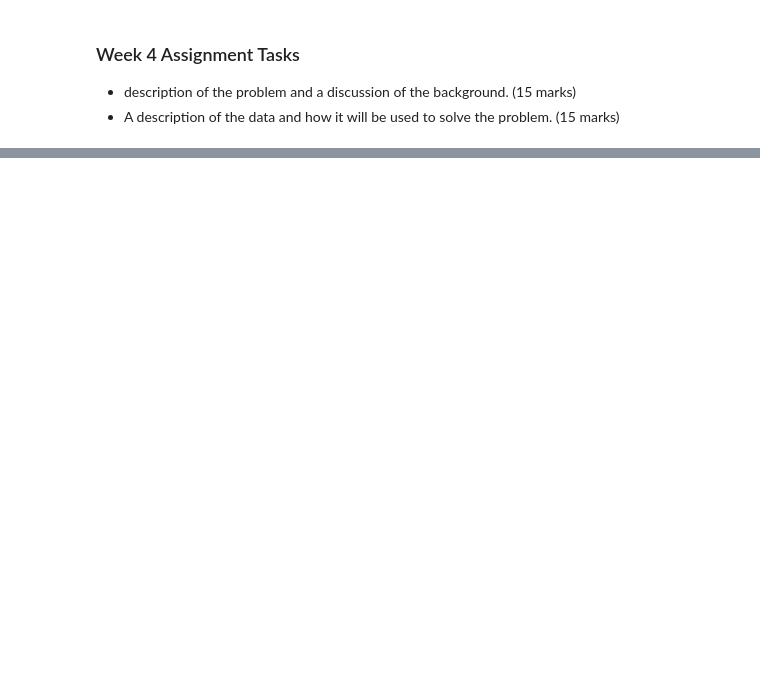
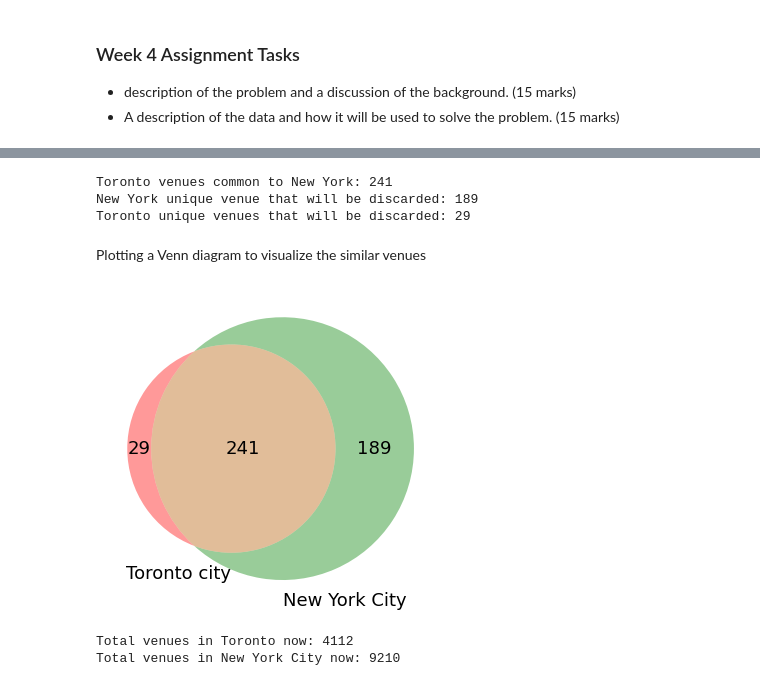
Before and after one commit to shylajachippa/Coursera-IBM-Applied-Data-Science-Capstone, a Jupyter notebook: The Battle of Neighborhoods Assignment.ipynb, the cells around one changed output, grey strips where cells are left out. Drawn from its saved outputs; the diff is of its cells as text; code cells hidden in the pictures; blank space fills up the shorter version.

```diff
--- a/The Battle of Neighborhoods Assignment.ipynb
+++ b/The Battle of Neighborhoods Assignment.ipynb
@@ -43,0 +404,12 @@ Once clusters are formed for each neighborhood of each city, we can use cosine s
+# %%
+column_names = toronto_df.columns
+data_table=[]
+for index,row in toronto_df.iterrows():
+    if("," in row['Neighborhood']):
+        for nh in row['Neighborhood'].split(','):
+            data_table.append([row["Postal Code"],row["Borough"], nh.strip(), row["Latitude"],row["Longitude"]])
+    else:
+        data_table.append([row["Postal Code"],row["Borough"], row["Neighborhood"], row["Latitude"],row["Longitude"]])
+toronto_df = pd.DataFrame(data_table, columns = column_names)
+
+print('toronto_df DataFrame size:', zip_df.shape)
@@ -43,0 +451,7 @@ Once clusters are formed for each neighborhood of each city, we can use cosine s
+# %%
+CLIENT_ID = 'VWPKXD3BHZ4JHGDMHBYNR2NHFFRIDCWCSMIWZGER0EIRTOJF' # your Foursquare ID
+CLIENT_SECRET = 'TIM15AK24FT0ZWBJCWAZ3RUPP1BTXQFFWOIWI5GLMUZWSTS2' # your Foursquare Secret
+ACCESS_TOKEN = 'HWDJK45NWTWWSCO1VYJUAQMEQE53BVM01EATGE0GLA2TXOU3' # your FourSquare Access Token
+VERSION = '20180605' # Foursquare API version
+LIMIT = 100 # A default Foursquare API limit value
+RADIUS = 500
@@ -43,0 +499,6 @@ Once clusters are formed for each neighborhood of each city, we can use cosine s
+# %%
+#dataframe to store venue data for each neighborhood, also shows list fo neighborhoods explored by the function call
+toronto_venues = getNearbyVenues(names=toronto_df['Neighborhood'],
+                                   latitudes=toronto_df['Latitude'],
+                                   longitudes=toronto_df['Longitude']
+                                  )
@@ -43,0 +535,35 @@ Once clusters are formed for each neighborhood of each city, we can use cosine s
+# %%
+set_toronto_venues = set (toronto_venues["Venue Category"])
+set_ny_venues = set (ny_venues["Venue Category"])
+set_common_venues = set_ny_venues.intersection(set_toronto_venues)
+
+
+common_venues_count = len(set_common_venues)
+ny_unique = len(set_ny_venues) - common_venues_count
+toronto_unique = len(set_toronto_venues) - common_venues_count
+print("Toronto venues common to New York: {0} \nNew York unique venue that will be discarded: {1}\nToronto unique venues that will be discarded: {2}".format(common_venues_count,ny_unique,toronto_unique))
+# %% [output]
+Toronto venues common to New York: 241
+New York unique venue that will be discarded: 189
+Toronto unique venues that will be discarded: 29
+# %% [markdown]
+Plotting a Venn diagram to visualize the similar venues
+# %%
+plt.figure(figsize = (6,6))
+out = venn2(subsets = (set_toronto_venues,set_ny_venues), set_labels = ['Toronto city', 'New York City'])
+for text in out.set_labels:
+    text.set_fontsize(18)
+for text in out.subset_labels:
+    text.set_fontsize(18)
+plt.show()
+# %% [output]
+[figure, added]
+# %%
+toronto_clean= toronto_venues[toronto_venues["Venue Category"].isin(set_common_venues)]
+ny_clean= ny_venues[ny_venues["Venue Category"].isin(set_common_venues)]
+
+print("Total venues in Toronto now: {0}".format(toronto_clean.shape[0]))
+print("Total venues in New York City now: {0}".format(ny_clean.shape[0]))
+# %% [output]
+Total venues in Toronto now: 4112
+Total venues in New York City now: 9210
```
Also changed, not shown: parts of 70 cells of this notebook, 1 other file.
